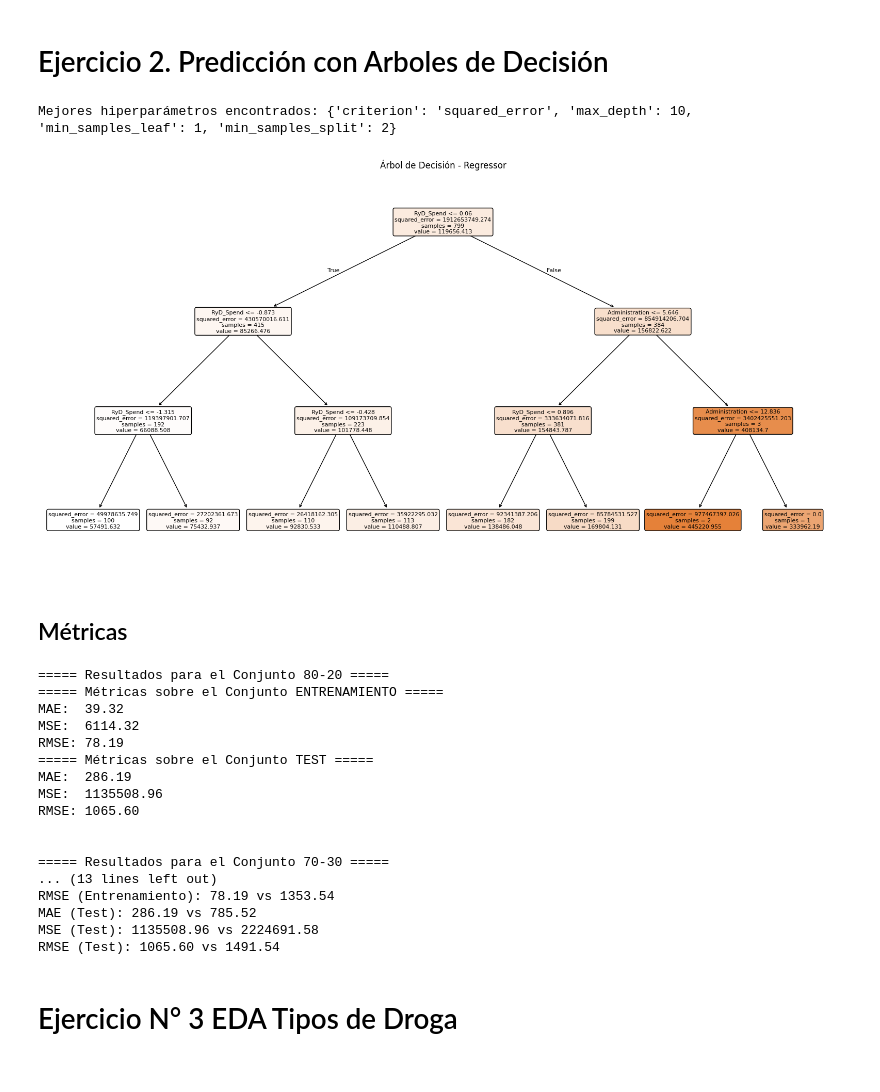
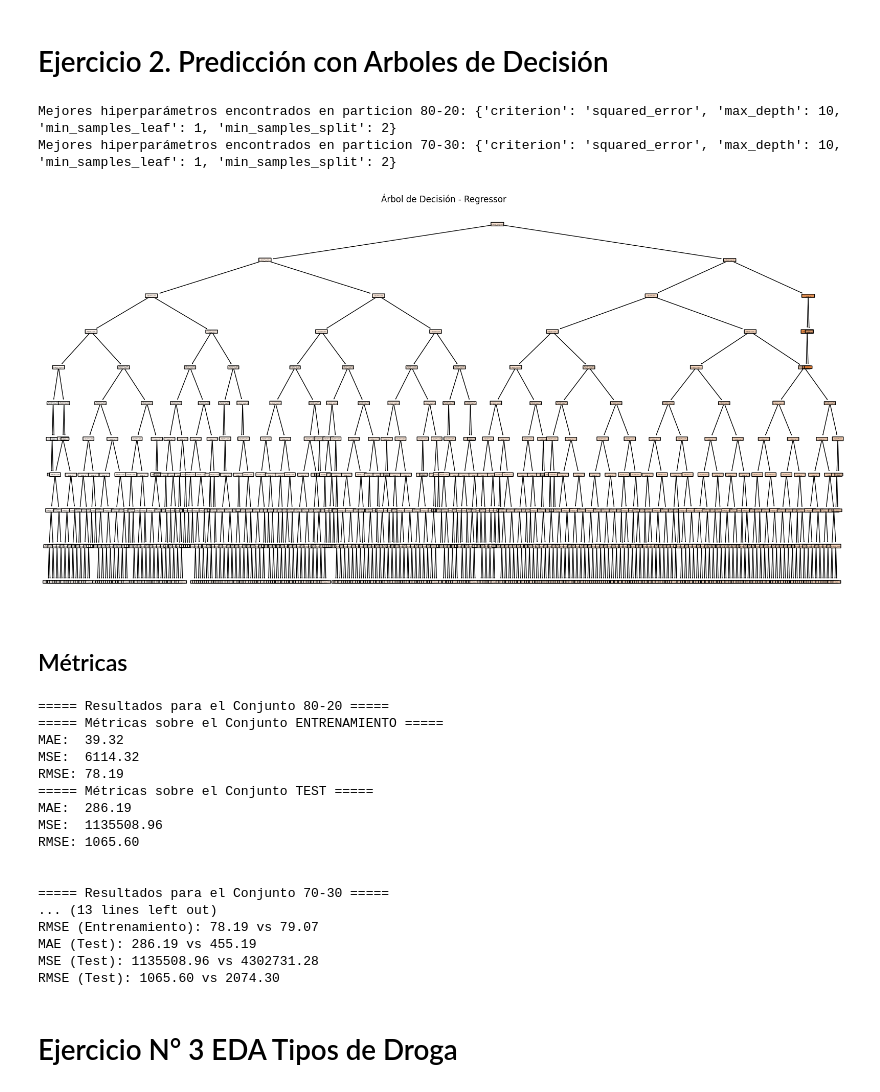
Before and after one commit to Kabarou/TP2_Mineria, a Jupyter notebook: tp2_mineria.ipynb, the cells around one changed output. Saved outputs shown, nothing was run; the diff lists cells and outputs as text; code cells hidden in the pictures.

```diff
--- a/tp2_mineria.ipynb
+++ b/tp2_mineria.ipynb
@@ -216,14 +216,18 @@ param_grid = {
     'criterion': ['squared_error', 'friedman_mse']  # Criterio para el cálculo del error
 }
 
-# Inicializamos el GridSearchCV
-grid_search = GridSearchCV(estimator=tree_reg, param_grid=param_grid, cv=5, scoring='neg_mean_squared_error', n_jobs=-1)
+# Ajustar el modelo en el conjunto 80-20
+grid_search_80_20 = GridSearchCV(estimator=tree_reg, param_grid=param_grid, cv=5, scoring='neg_mean_squared_error', n_jobs=-1)
+grid_search_80_20.fit(X_train_escalado, y_train_c)
+best_tree_reg_80_20 = grid_search_80_20.best_estimator_
 
-# Ajustamos el modelo con GridSearchCV
-grid_search.fit(X_train_escalado, y_train_c)
+# Ajustar el modelo en el conjunto 70-30
+grid_search_70_30 = GridSearchCV(estimator=tree_reg, param_grid=param_grid, cv=5, scoring='neg_mean_squared_error', n_jobs=-1)
+grid_search_70_30.fit(X_train_escalado2, y_train_c2)
+best_tree_reg_70_30 = grid_search_70_30.best_estimator_
 
-grid_search.fit(X_train_escalado2, y_train_c2)
-
-print("Mejores hiperparámetros encontrados:", grid_search.best_params_)
+print("Mejores hiperparámetros encontrados en particion 80-20:", grid_search_80_20.best_params_)
+print("Mejores hiperparámetros encontrados en particion 70-30:", grid_search_70_30.best_params_)
 # %% [output]
-Mejores hiperparámetros encontrados: {'criterion': 'squared_error', 'max_depth': 10, 'min_samples_leaf': 1, 'min_samples_split': 2}
+Mejores hiperparámetros encontrados en particion 80-20: {'criterion': 'squared_error', 'max_depth': 10, 'min_samples_leaf': 1, 'min_samples_split': 2}
+Mejores hiperparámetros encontrados en particion 70-30: {'criterion': 'squared_error', 'max_depth': 10, 'min_samples_leaf': 1, 'min_samples_split': 2}
@@ -233,10 +234,10 @@ best_tree_reg = grid_search.best_estimator_
 # %%
 plt.figure(figsize=(20,10))
-plot_tree(tree_reg, feature_names=X_train_escalado.columns, filled=True, rounded=True)
+plot_tree(best_tree_reg_80_20, feature_names=X_train_escalado.columns, filled=True, rounded=True)
 plt.title("Árbol de Decisión - Regressor")
 plt.show()
 # %% [output]
-[figure, old version]
+[figure, new version]
 # %% [markdown]
 ## Métricas
 # %%
@@ -253,8 +254,8 @@ def calcular_metricas(y_true, y_pred, conjunto=""):
     return mae, mse, rmse
 
 # Predicciones y métricas para el conjunto 80-20
-y_pred_train = best_tree_reg.predict(X_train_escalado)
-y_pred_test = best_tree_reg.predict(X_test_escalado)
+y_pred_train = best_tree_reg_80_20.predict(X_train_escalado)
+y_pred_test = best_tree_reg_80_20.predict(X_test_escalado)
 
 # Calcular métricas para 80-20
 print("===== Resultados para el Conjunto 80-20 =====")
@@ -264,8 +265,8 @@ mae_test, mse_test, rmse_test = calcular_metricas(y_test_c, y_pred_test, "TEST")
 print("\n")
 
 # Predicciones y métricas para el conjunto 70-30
-y_pred_train2 = best_tree_reg.predict(X_train_escalado2)
-y_pred_test2 = best_tree_reg.predict(X_test_escalado2)
+y_pred_train2 = best_tree_reg_70_30.predict(X_train_escalado2)
+y_pred_test2 = best_tree_reg_70_30.predict(X_test_escalado2)
 
 # Calcular métricas para 70-30
 print("===== Resultados para el Conjunto 70-30 =====")
@@ -297,10 +298,10 @@ RMSE: 1065.60
 
 ===== Resultados para el Conjunto 70-30 =====
 ... (13 lines left out)
-RMSE (Entrenamiento): 78.19 vs 1353.54
-MAE (Test): 286.19 vs 785.52
-MSE (Test): 1135508.96 vs 2224691.58
-RMSE (Test): 1065.60 vs 1491.54
+RMSE (Entrenamiento): 78.19 vs 79.07
+MAE (Test): 286.19 vs 455.19
+MSE (Test): 1135508.96 vs 4302731.28
+RMSE (Test): 1065.60 vs 2074.30
 # %% [markdown]
 # Ejercicio N° 3 EDA Tipos de Droga
 # %% [markdown]
```
Also changed, not shown: parts of 27 cells of this notebook.
